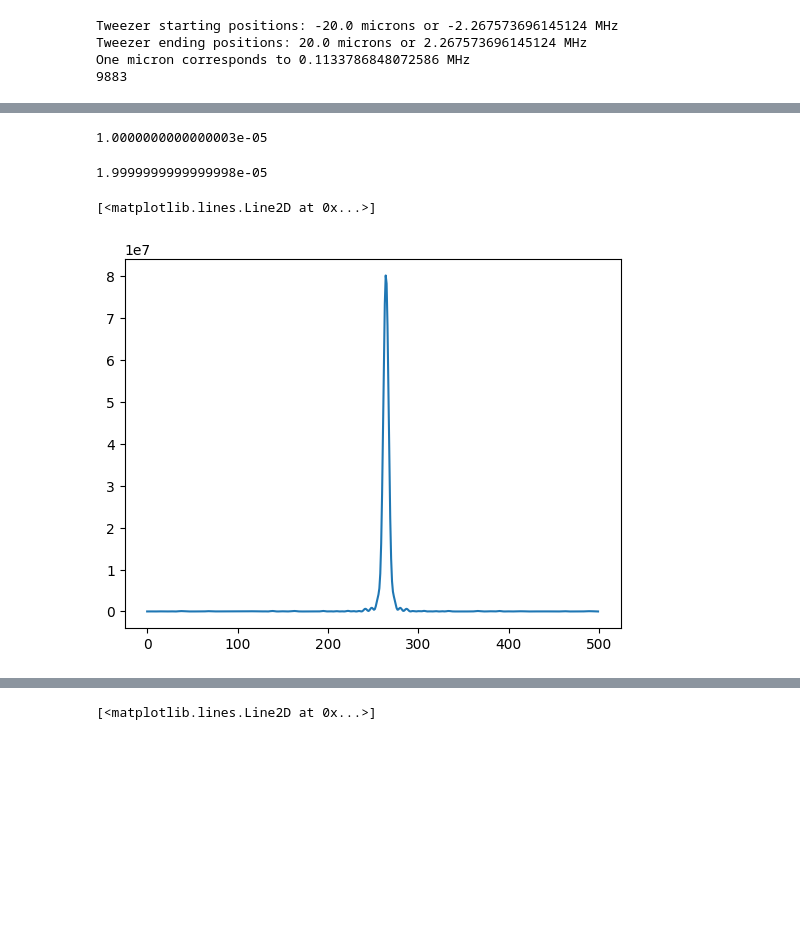
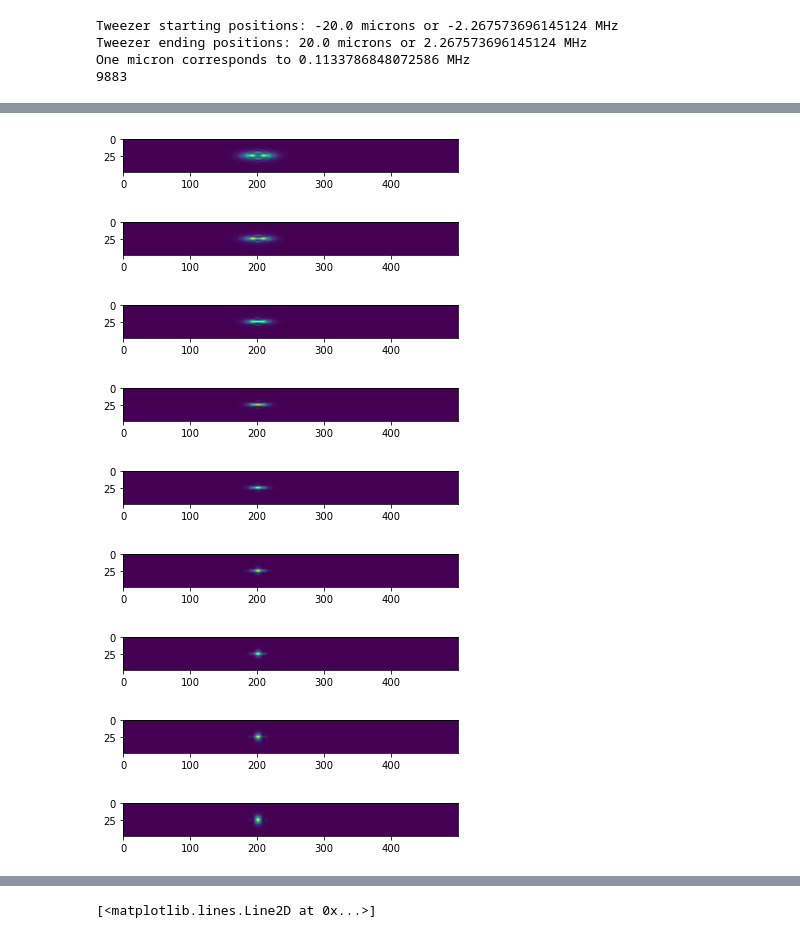
Before and after one commit to nsong03/Ultracold-Research, a Jupyter notebook: TweezerOptimization/AWGwaveformopt_outofplane.ipynb, the cells around one changed output, grey strips where cells are left out. Saved outputs shown, nothing was run; the diff lists cells and outputs as text; code cells hidden in the pictures; blank space fills up the shorter version.

```diff
--- a/TweezerOptimization/AWGwaveformopt_outofplane.ipynb
+++ b/TweezerOptimization/AWGwaveformopt_outofplane.ipynb
@@ -317,42 +124,53 @@ from diffractsim import MonochromaticField, Lens, nm, mm, cm, RectangularSlit
 # %%
 
-test2d = array_1dto2d(AWGinitguessexponential[len(AWGinitguessexponential)//2:len(AWGinitguessexponential)//2+500], 21)
+test2d = array_1dto2d(AWGinitguessexponential[4000:4000+500], 49)
 F = MonochromaticField(
-    wavelength = 632.8 * nm, extent_x=numpix_frame * pixelsize_real, extent_y=numpix_frame * pixelsize_real, Nx=500, Ny=21, intensity =2.
+    wavelength = 632.8 * nm, extent_x=numpix_frame * pixelsize_real, extent_y=numpix_frame * pixelsize_real, Nx=500, Ny=49, intensity =2.
 )
 numzframe = 10
 storage = cp.zeros((numzframe, numpix_frame))
-for j in range(2):
+for j in range(1):
     # test2d = array_1dto2d(AWGinitguessexponential[i:i+500], 21)
     F = MonochromaticField(
-        wavelength = 632.8 * nm, extent_x=numpix_frame * pixelsize_real, extent_y=numpix_frame * pixelsize_real, Nx=500, Ny=21, intensity =2.
+        wavelength = 632.8 * nm, extent_x=numpix_frame * pixelsize_real, extent_y=numpix_frame * pixelsize_real, Nx=500, Ny=49, intensity =2.
     )
     F.E = test2d
+    F.propagate(focallength)
     F.add(Lens(focallength, radius = numpix_frame*pixelsize_real / 2))
 
 
     # propagate the field and scale the viewing extent four times: (new_extent_x = old_extent_x * 4 = 80* mm)
     #F.scale_propagate(400*cm, scale_factor = 4)
-    F.zoom_propagate(focallength-1e-6, x_interval = [startlocation - 1e-5, startlocation+5e-5], y_interval = [- 1e-6, +1e-6])
+    F.zoom_propagate(focallength-5e-6, x_interval = [startlocation - 5e-6, endlocation+5e-6], y_interval = [- 5e-6, +5e-6])
     # plot the intensity
-    I = F.get_intensity()
-    storage[0, :] = I[(len(I)-1)//2]
+    I = (F.get_intensity()).copy()
+    # I = I / cp.sum(cp.abs(I))
+    I = I[(len(I)-1)//2]
+
+    storage[0, :] = I
+
     for i in range(1,numzframe):
-        F.scale_propagate(1e-6, scale_factor = 1)
-        # F.zoom_propagate(1e-6, x_interval = [startlocation + 1e-5, startlocation+3e-5], y_interval = [- 1e-6, +1e-6])
-        I = F.get_intensity()
+        F.propagate(1e-6, scale_factor = 1)
+        # F.zoom_propagate(1e-6, x_interval = [startlocation - 1e-5, endlocation+1e-5], y_interval = [- 1e-6, +1e-6])
+        I = (F.get_intensity()).copy()
+        plt.imshow(I.get())
+        plt.show()
+        # I = I / cp.sum(cp.abs(I))
+        I = I[(len(I)-1)//2]
 
-        storage[i, :] = I[(len(I)-1)//2]
+        storage[i, :] = I
+
+# start_extension = np.repeat(expanded_position[0], 250)
+# end_extension = np.repeat(expanded_position[-1], 250)
+# AWGpositions, _ = fouriertopositions(np.concatenate((start_extension, expanded_position, end_extension)), 0, globalvariables)
+# AWGpositions = tocupy(AWGpositions)
+# %% [output]
+[figure, added]
+[figure, added]
+[figure, added]
+[figure, added]
+[figure, added]
+[figure, added]
+[figure, added]
+[figure, added]
+[figure, added]
-# %%
-startlocation+3e-5
-# %% [output]
-1.0000000000000003e-05
-# %%
-endlocation
-# %% [output]
-1.9999999999999998e-05
-# %%
-plt.plot(storage[5])
-# %% [output]
-[<matplotlib.lines.Line2D at 0x...>]
-[figure, removed]
```
Also changed, not shown: parts of 16 cells of this notebook, 2 other files.
